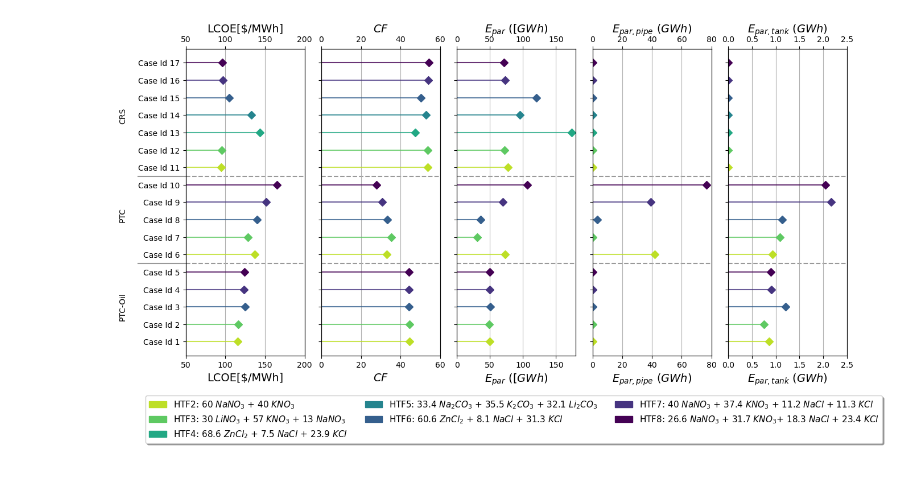
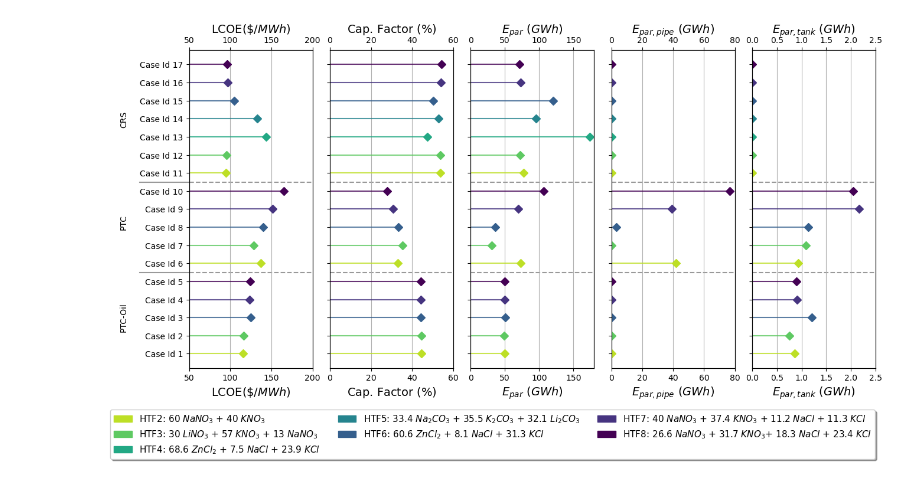
Before and after one commit to J-Cardemil/Dataviz, a Jupyter notebook: Lolipop/Paper_results_Salts_Base.ipynb, the cells around one changed output. Cells and saved outputs as stored; diff of their text form; code cells hidden in the pictures.

```diff
--- a/Lolipop/Paper_results_Salts_Base.ipynb
+++ b/Lolipop/Paper_results_Salts_Base.ipynb
@@ -20,7 +20,7 @@ df['Salt'][1]
 # %%
 # Definition of required parameters and tools
 
-my_range = list(range(1,len(df.index)+1))
+my_range = list(range(len(df.index)))
 
 # Font size
 fs_t = 10
@@ -29,4 +29,4 @@ fs_x = 14
 axes, xlim1, xlim2, var1, var2 = ([0,1,2,3,4],[50.0,0.0,0.0,0.0,0.0],
                                          [200,60,180,80,2.5],
                                    ['LCOE','CF','Par','F_pipe','F_tank'],
-                                   ['LCOE[$/MWh]','$CF$',r'$E_{par}$ $(GWh)$',r'$E_{par,pipe}$ $(GWh)$',r'$E_{par,tank}$ $(GWh)$'])
+                                   ['LCOE($\$/MWh$)','Cap. Factor ($\%$)',r'$E_{par}$ $(GWh)$',r'$E_{par,pipe}$ $(GWh)$',r'$E_{par,tank}$ $(GWh)$'])
@@ -51,8 +50,8 @@ plt.subplots_adjust(wspace=0.14)
 for i in axes:
     plt.axes(ax[i])
     ax[i].set_xlim(xlim1[i],xlim2[i])
-    j=0
-    for n in reversed(my_range):
+
+    for j in my_range:
         if df['Salt'][j] == 'HTF2':
             c = c_v[6]
         elif df['Salt'][j] == 'HTF3':
@@ -71,9 +70,6 @@ for i in axes:
                 # These two lines are for lollipop
         plt.hlines(y=my_range[j], xmin=0, xmax=df[var1[i]][j], color=c, alpha=0.8)
         plt.plot(df[var1[i]][j], my_range[j], "D", ms=N_salts ,color=c)
-        #
-
-        j+=1
 
     plt.xlabel(var2[i], fontsize=fs_x)
     plt.grid(axis='x')
@@ -83,7 +79,7 @@ for i in axes:
     plt.xlabel(var2[i], fontsize=fs_x)
     plt.xticks(fontsize=fs_t)
 
-h = 5.5
+h = 4.5
 delta = 5
 ax[0].axhline(xmin=-0.4,xmax=0,y=h,c="gray",alpha=0.8,ls='-',zorder=0, clip_on=False)
 ax[0].axhline(xmin=-0.4,xmax=0,y=h+delta,c="gray",alpha=0.8,ls='-',zorder=0, clip_on=False)
@@ -99,34 +95,34 @@ ax[0].annotate('CRS',
             rotation=90)
 ax[0].annotate('PTC',
             xy=(40, 425),
             xycoords='figure pixels',
             horizontalalignment='left',
             verticalalignment='top',
             rotation=90)
 ax[0].annotate('PTC-Oil',
             xy=(40, 275),
             xycoords='figure pixels',
             horizontalalignment='left',
             verticalalignment='top',
             rotation=90)
 
 plt.yticks(my_range, df['Case'])
 
 #plt.yticks(my_range, '')
 
 # Molten salt legends
 S1_p = mpatches.Patch(color=c_v[6],label='HTF2: 60 $NaNO_3$ + 40 $KNO_3$')
 S2_p = mpatches.Patch(color=c_v[5],label='HTF3: 30 $LiNO_3$ + 57 $KNO_3$ + 13 $NaNO_3$')
 S3_p = mpatches.Patch(color=c_v[4],label='HTF4: 68.6 $ZnCl_2$ + 7.5 $NaCl$ + 23.9 $KCl$')
 S4_p = mpatches.Patch(color=c_v[3],label='HTF5: 33.4 $Na_2CO_3$ + 35.5 $K_2CO_3$ + 32.1 $Li_2CO_3$')
 S5_p = mpatches.Patch(color=c_v[2],label='HTF6: 60.6 $ZnCl_2$ + 8.1 $NaCl$ + 31.3 $KCl$')
 S6_p = mpatches.Patch(color=c_v[1],label='HTF7: 40 $NaNO_3$ + 37.4 $KNO_3$ + 11.2 $NaCl$ + 11.3 $KCl$')
 S7_p = mpatches.Patch(color=c_v[0],label='HTF8: 26.6 $NaNO_3$ + 31.7 $KNO_3$+ 18.3 $NaCl$ + 23.4 $KCl$')
 plt.legend(handles=[S1_p,S2_p,S3_p,S4_p,S5_p,S6_p,S7_p], loc='lower center',
-           bbox_to_anchor=(-1.8, -0.3), fancybox=True, shadow=True, ncol=3, prop={'size': 11})
+           bbox_to_anchor=(-2.1, -0.3), fancybox=True, shadow=True, ncol=3, prop={'size': 11})
 
 plt.show()
 # %% [output]
-[figure, old version]
+[figure, new version]
 # %%
 c_v
```
Also changed, not shown: parts of 2 cells of this notebook, 1 other file.
